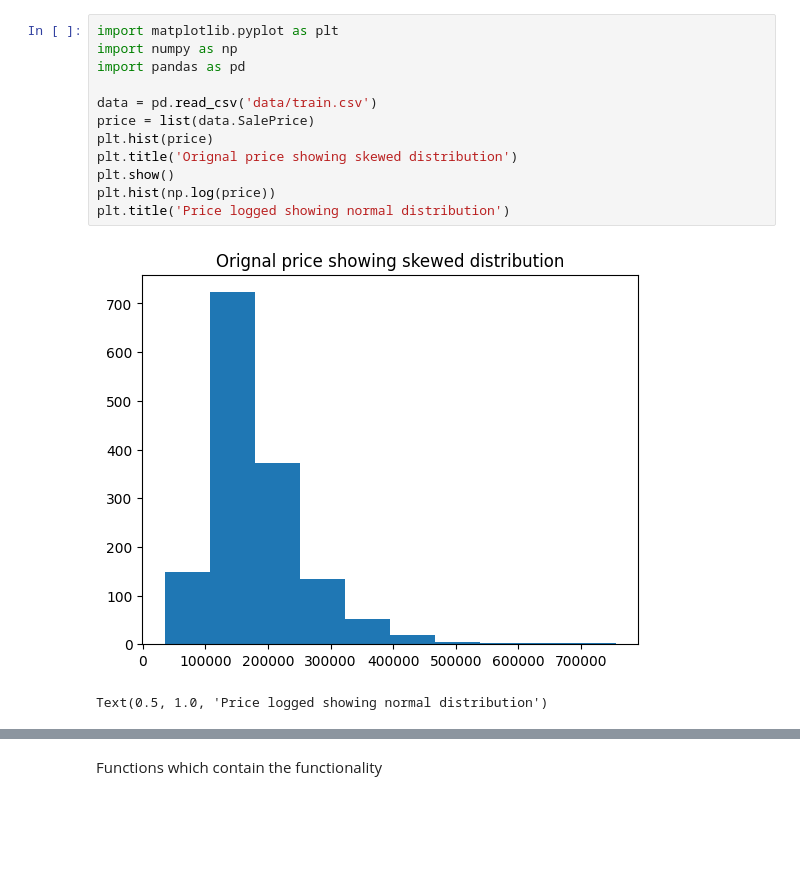
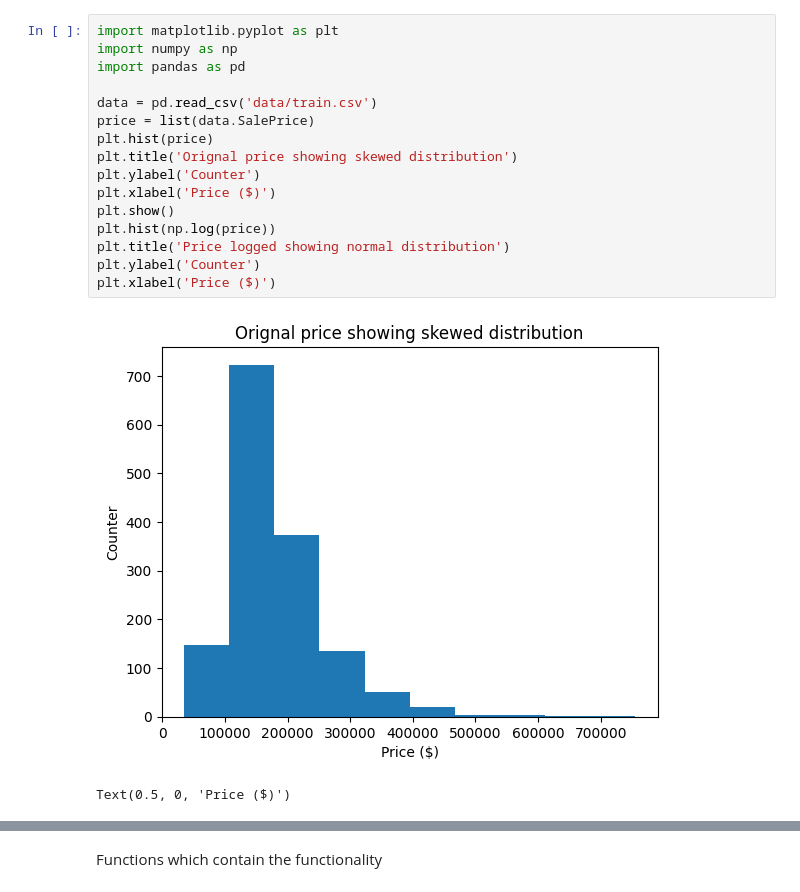
Before and after one commit to samyounes003/statisticsproject, a Jupyter notebook: bayesianInference.ipynb, the cells around one changed output, grey strips where cells are left out. Drawn from its saved outputs; the diff is of its cells as text; blank space fills up the shorter version.

```diff
--- a/bayesianInference.ipynb
+++ b/bayesianInference.ipynb
@@ -1,15 +1,19 @@
 # %%
 import matplotlib.pyplot as plt
 import numpy as np
 import pandas as pd
 
 data = pd.read_csv('data/train.csv')
 price = list(data.SalePrice)
 plt.hist(price)
 plt.title('Orignal price showing skewed distribution')
+plt.ylabel('Counter')
+plt.xlabel('Price ($)')
 plt.show()
 plt.hist(np.log(price))
 plt.title('Price logged showing normal distribution')
+plt.ylabel('Counter')
+plt.xlabel('Price ($)')
 # %% [output]
-[figure, old version]
+[figure, new version]
-Text(0.5, 1.0, 'Price logged showing normal distribution')
+Text(0.5, 0, 'Price ($)')
```
Also changed, not shown: parts of 5 cells of this notebook, 1 other file.
